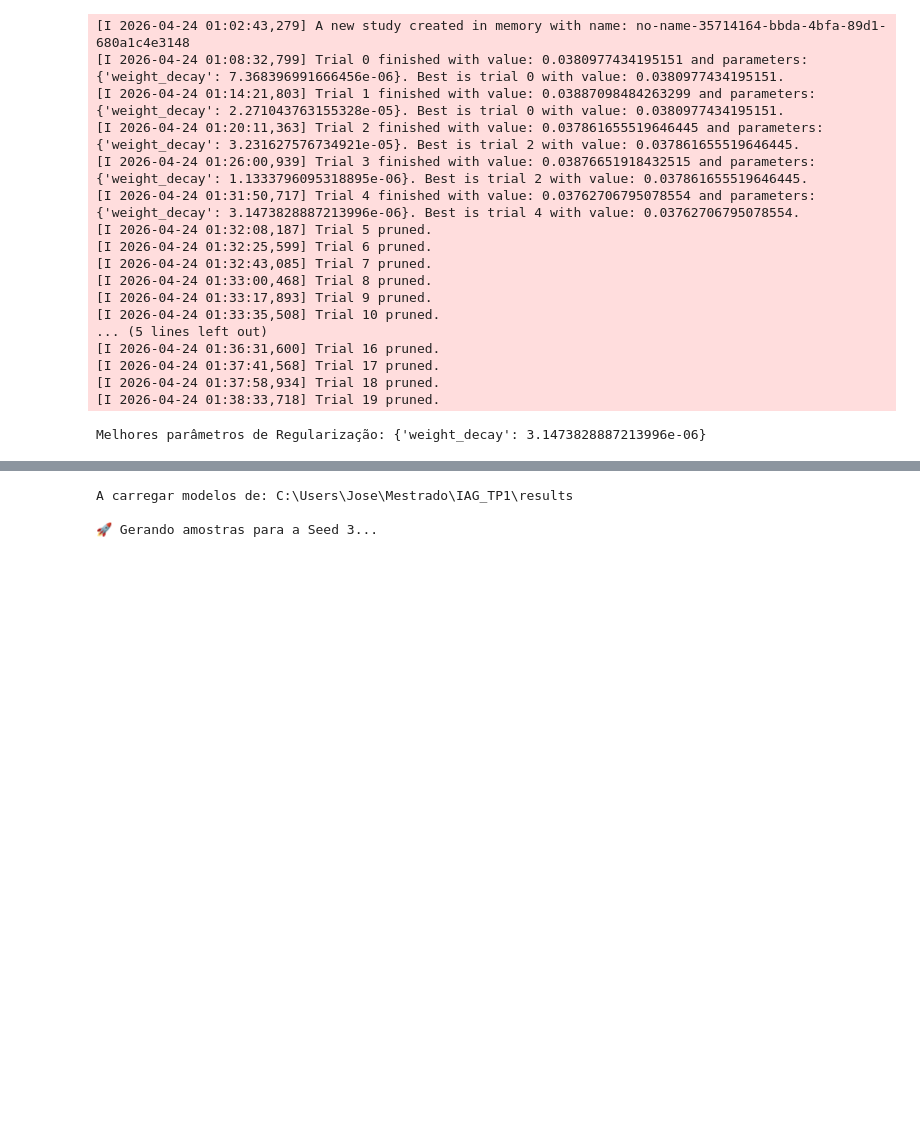
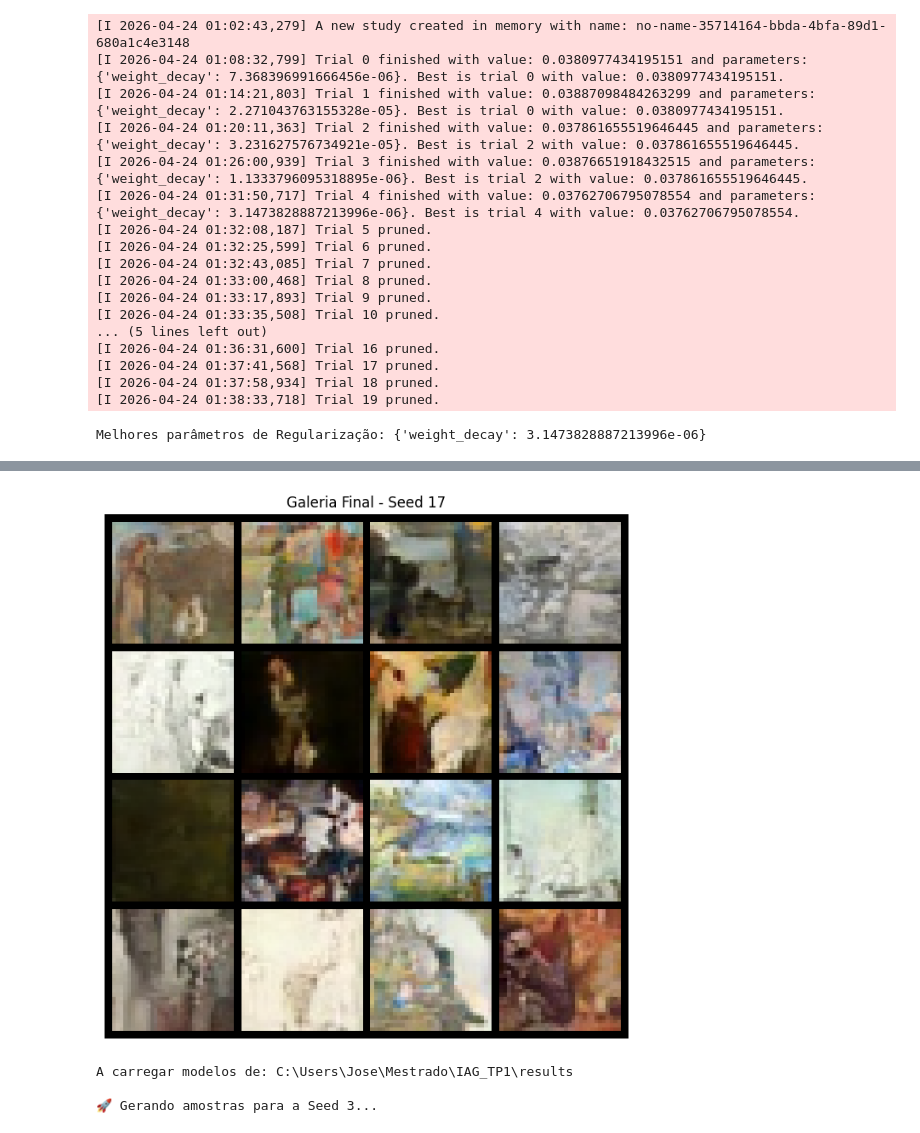
Before and after one commit to anapinto04/IAG_TP1, a Jupyter notebook: Difusion_Optuna.ipynb, the cells around one changed output, grey strips where cells are left out. Drawn from its saved outputs; the diff is of its cells as text; code cells hidden in the pictures; blank space fills up the shorter version.

```diff
--- a/Difusion_Optuna.ipynb
+++ b/Difusion_Optuna.ipynb
@@ -1099,3 +1036,34 @@ KeyboardInterrupt:
+# %%
+def ver_amostras_seed(seed_escolhida, n_images=16):
+    # 1. Carregar modelo
+    model = SimpleDiffusionUNet(down_channels=(64, 128, 256), time_emb_dim=64).to(DEVICE)
+    model.load_state_dict(torch.load(f"diffusion__optuna__final_seed_{seed_escolhida}.pth"))
+    model.eval()
+
+    noise_scheduler = DDPMScheduler(num_train_timesteps=1000, beta_schedule="linear")
+
+    # 2. Gerar
+    img = torch.randn((n_images, 3, 32, 32), device=DEVICE)
+    for t in tqdm(reversed(range(1000)), total=1000, desc="A pintar..."):
+        t_batch = torch.full((n_images,), t, device=DEVICE).long()
+        with torch.no_grad():
+            noise_pred = model(img, t_batch)
+            img = noise_scheduler.step(noise_pred, t, img).prev_sample
+
+    # 3. Mostrar
+    img = (img.clamp(-1, 1) * 0.5 + 0.5).cpu()
+    grid = make_grid(img, nrow=4).permute(1, 2, 0).numpy()
+
+    plt.figure(figsize=(8, 8))
+    plt.imshow(grid)
+    plt.axis('off')
+    plt.title(f"Galeria Final - Seed {seed_escolhida}")
+    plt.show()
+
+# Basta chamares assim:
+ver_amostras_seed(17)
+# %% [output]
+[figure, added]
 # %%
 import torch
 from torchvision.utils import make_grid
```
Also changed, not shown: parts of 12 cells of this notebook, 7 other files.
